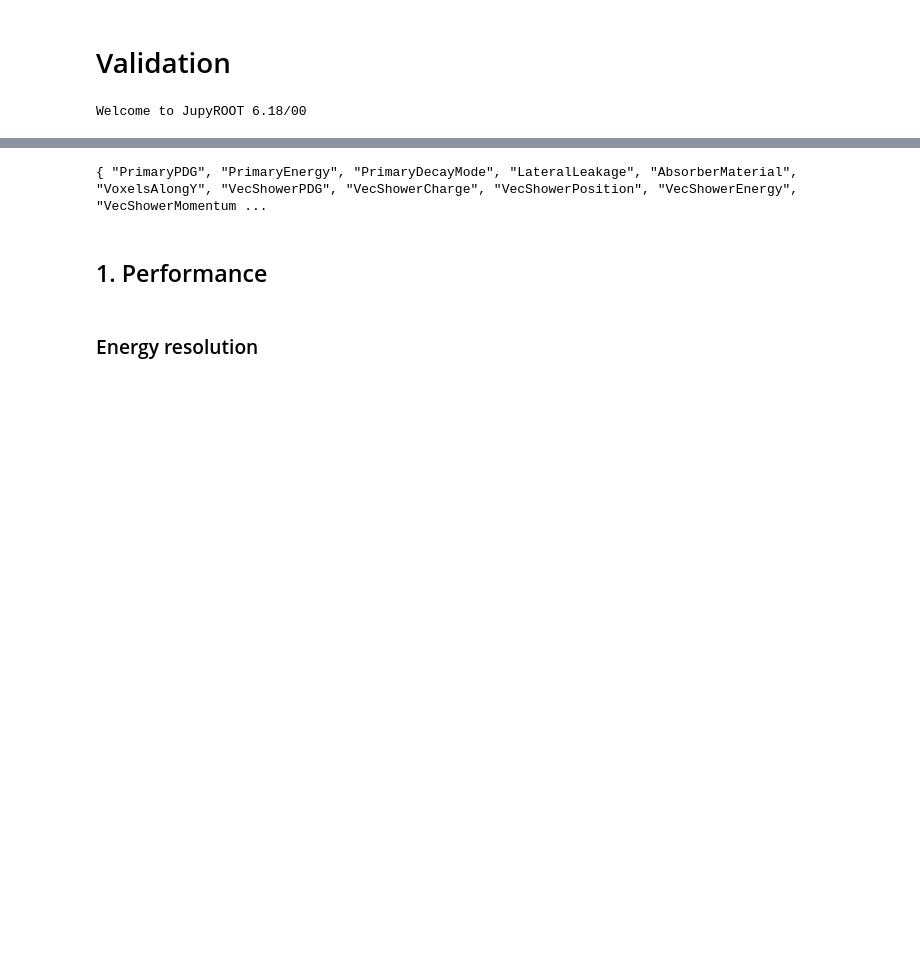
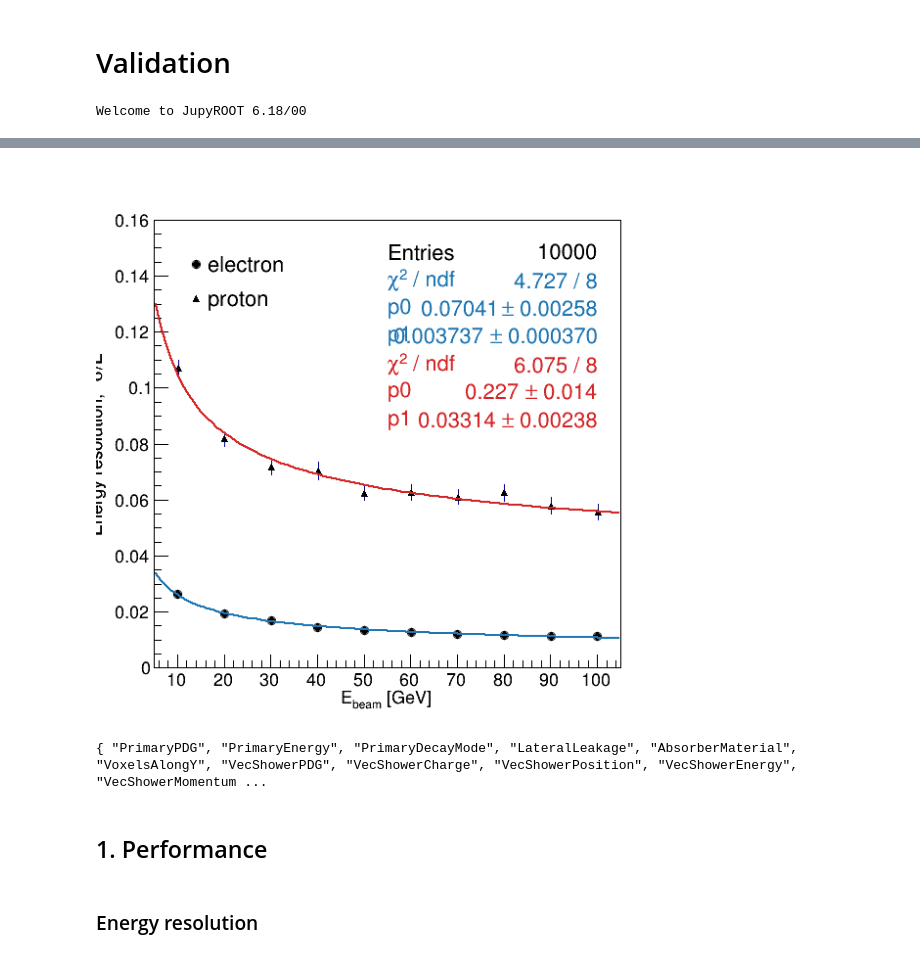
Before and after one commit to mollyhjorthjensen/DREAM, a Jupyter notebook: Analysis/validation.ipynb, the cells around one changed output, grey strips where cells are left out. Saved outputs shown, nothing was run; the diff lists cells and outputs as text; code cells hidden in the pictures; blank space fills up the shorter version.

```diff
--- a/Analysis/validation.ipynb
+++ b/Analysis/validation.ipynb
@@ -23,0 +180,72 @@ def modifiedZscore(rdf, col, D=3.5):
+# %%
+c5 = ROOT.TCanvas("c5", "c5", 600, 600)
+ROOT.gStyle.SetOptFit(1)
+ROOT.gStyle.SetOptStat("e")
+model = ("", "", 1000, 5., 105.)
+f1 = [None, None]
+f1[0] = ROOT.TF1("f1","[0]/sqrt(x)+[1]")
+f1[1] = f1[0].Clone()
+p = [None, None]
+r = [None, None]
+
+marker = [ROOT.kFullCircle, ROOT.kFullTriangleUp]
+color = [palette['blue'].GetNumber(), palette['red'].GetNumber()]
+
+x2ndc = 1-0.12
+y2ndc = 1-0.12-0.012
+x1ndc = x2ndc-0.4
+dy1ndc = 0.2
+
+for i,rdf in enumerate([rdf2_e, rdf2_pi]):
+    p[i] = rdf.Profile1D(model, "PrimaryEnergy_GeV", "rmse")
+    if i == 0:
+        p[i].Draw()
+    else:
+        p[i].Draw('sames')
+
+    labelsize = 1.2 * p[i].GetYaxis().GetLabelSize()
+    linewidth = 3
+    ticklength = 0.02
+
+    f1[i].SetLineColor(color[i])
+    r[i] = p[i].Fit(f1[i], "S")
+#     p[i].SetLineWidth(linewidth)
+    p[i].GetYaxis().SetTitle("Energy resolution, #sigma/E")
+    p[i].GetXaxis().SetTitle("E_{beam} [GeV]")
+    p[i].GetYaxis().CenterTitle()
+    p[i].GetXaxis().CenterTitle()
+    p[i].SetAxisRange(0., 0.16, "Y")
+    p[i].SetMarkerStyle(marker[i])
+
+    c5.Update()
+
+    # stat box
+    stats1 = p[i].GetListOfFunctions().FindObject("stats")
+    p[i].GetListOfFunctions().Remove(stats1)
+    p[i].SetStats(0)
+    stats1.GetLineWith("Entries").SetTextColor(ROOT.kBlack)
+    stats1.SetTextColor(color[i])
+    stats1.SetX2NDC(x2ndc)
+    stats1.SetY2NDC(y2ndc)
+    stats1.SetX1NDC(x1ndc)
+    stats1.SetY1NDC(stats1.GetY2NDC()-dy1ndc)
+    y2ndc = stats1.GetY1NDC()
+    dy1ndc = 0.15
+    if i == 1:
+        stats1.GetListOfLines().Remove(stats1.GetLineWith("Entries"))
+    stats1.SetTextSize(labelsize)
+    stats1.SetBorderSize(0)
+    stats1.Draw()
+    p[i].SetStats(0)
+
+# add legend
+legend = ROOT.TLegend(0.12+0.03, 1-0.12-0.03, 0.32, 1-0.12-0.15)
+legend.SetFillColor(0)
+legend.SetBorderSize(0)
+legend.SetTextSize(labelsize)
+legend.AddEntry(p[0].GetValue(), "electron", "p")
+legend.AddEntry(p[1].GetValue(), "proton", "p")
+legend.Draw()
+
+c5.Draw()
+# %% [output]
@@ -24,3 +264,4 @@ def modifiedZscore(rdf, col, D=3.5):
+[figure, added]
 # %%
 # create rdataframe
 path = "/groups/hep/mojen/repositories/DREAM/Run/final_run/range"
```
Also changed, not shown: parts of 13 cells of this notebook.
